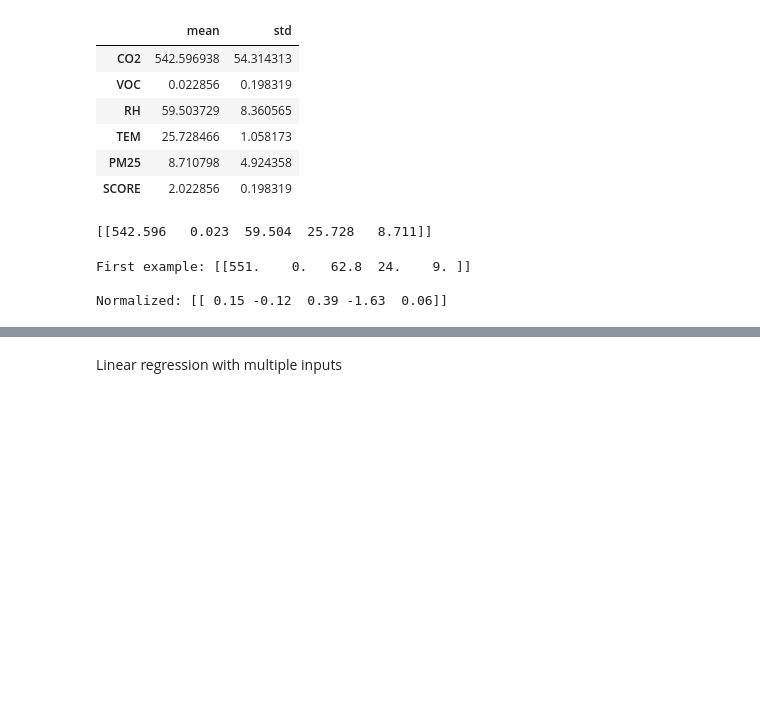
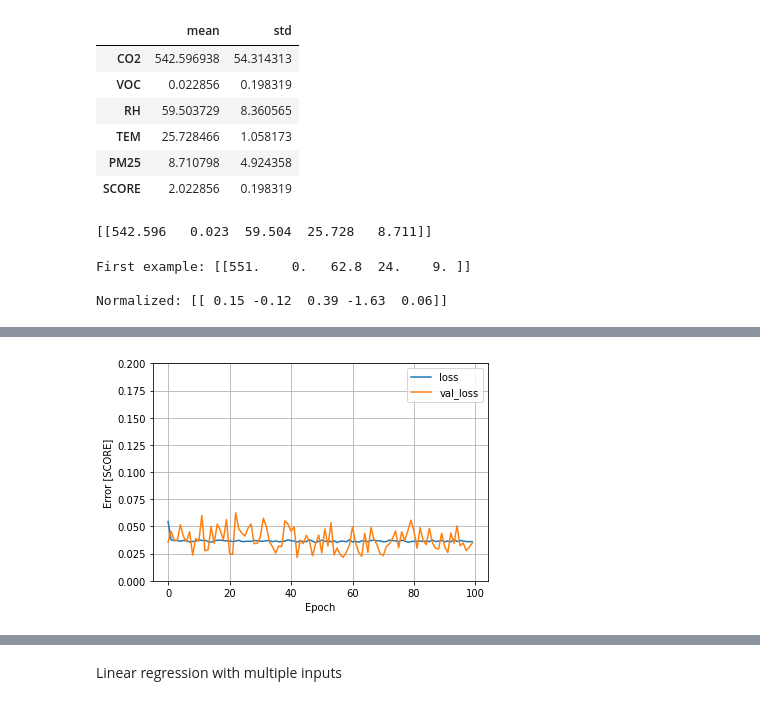
Before and after one commit to jackyyyyys/aqdata, a Jupyter notebook: code/test_train.ipynb, the cells around one changed output, grey strips where cells are left out. Drawn from its saved outputs; the diff is of its cells as text; code cells hidden in the pictures; blank space fills up the shorter version.

```diff
--- a/code/test_train.ipynb
+++ b/code/test_train.ipynb
@@ -83,0 +97,7 @@ Normalized: [[ 0.15 -0.12  0.39 -1.63  0.06]]
+# %%
+co2_model = tf.keras.Sequential([
+    co2_normalizer,
+    layers.Dense(units=1)
+])
+
+co2_model.summary()
@@ -83,0 +169,4 @@ Normalized: [[ 0.15 -0.12  0.39 -1.63  0.06]]
+# %%
+plot_loss(history)
+# %% [output]
+[figure, added]
```
Also changed, not shown: parts of 44 cells of this notebook, 7 other files.
